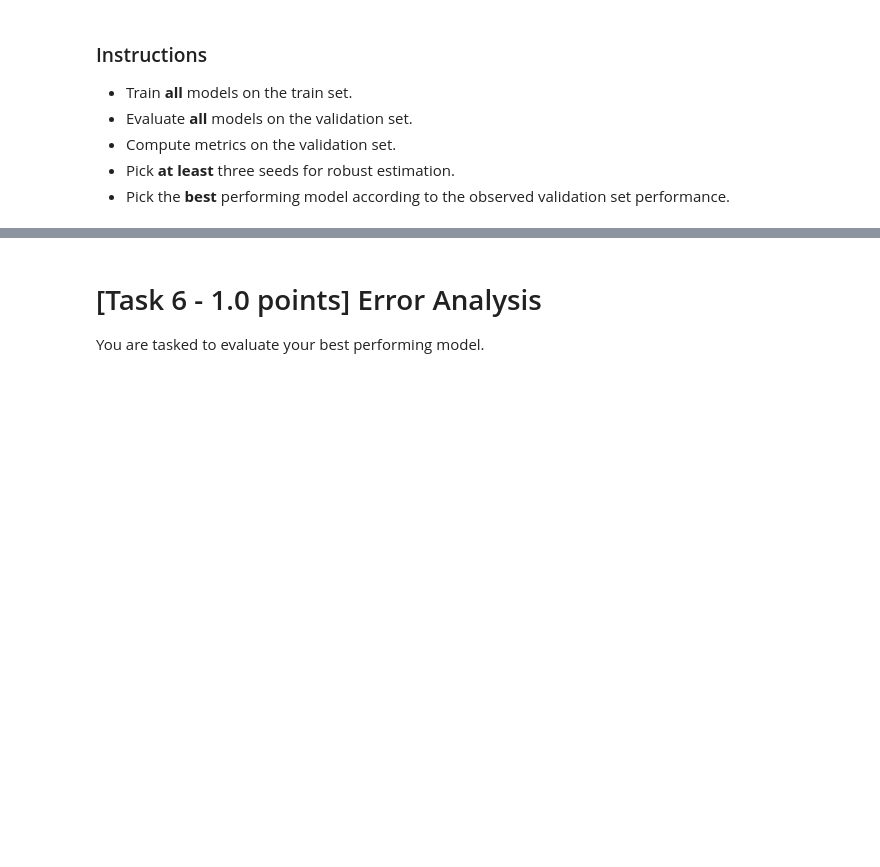
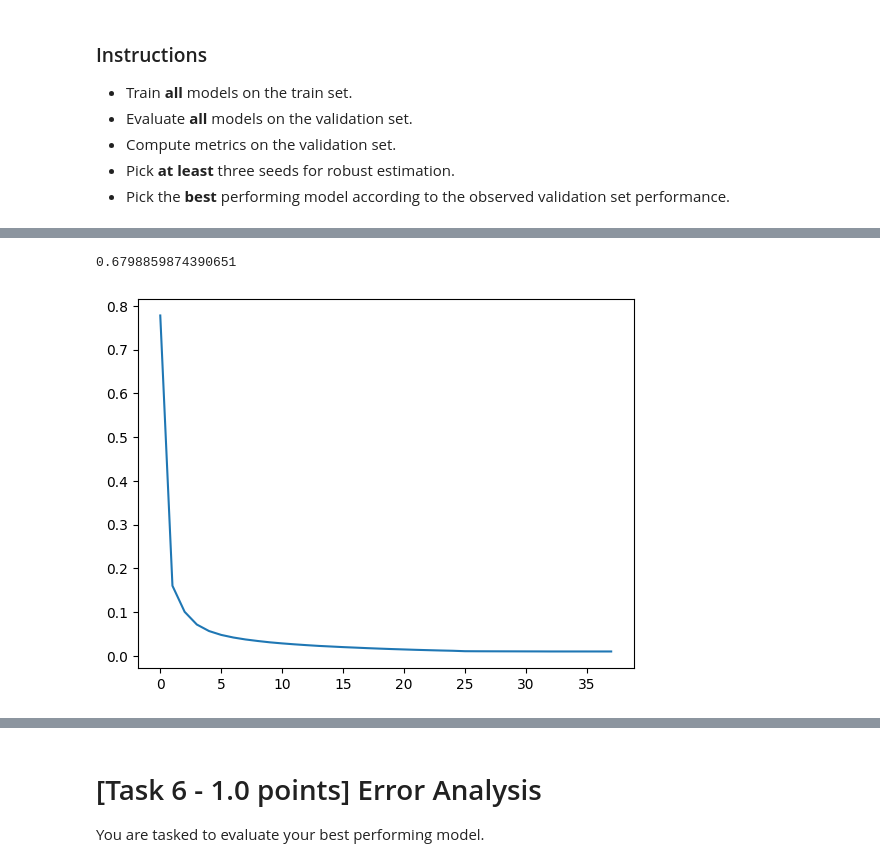
Before and after one commit to LeonardoM999/Assignment-1, a Jupyter notebook: Assignment1.ipynb, the cells around one changed output, grey strips where cells are left out. Drawn from its saved outputs; the diff is of its cells as text; code cells hidden in the pictures; blank space fills up the shorter version.

```diff
--- a/Assignment1.ipynb
+++ b/Assignment1.ipynb
@@ -503,6 +515,10 @@ model1_histories = [r[1] for r in model1_results]
 # %%
-[plt.plot(h) for h in model1_histories]
+[print(h) for h in model1_scores]
+[plt.plot(h.history['loss']) for h in model1_histories]
 plt.show()
+# %% [output]
+0.6798859874390651
+[figure, added]
 # %%
 ### model2
 model2_results = [experiment(s, model2=True) for s in seeds]
```
Also changed, not shown: parts of 11 cells of this notebook.
